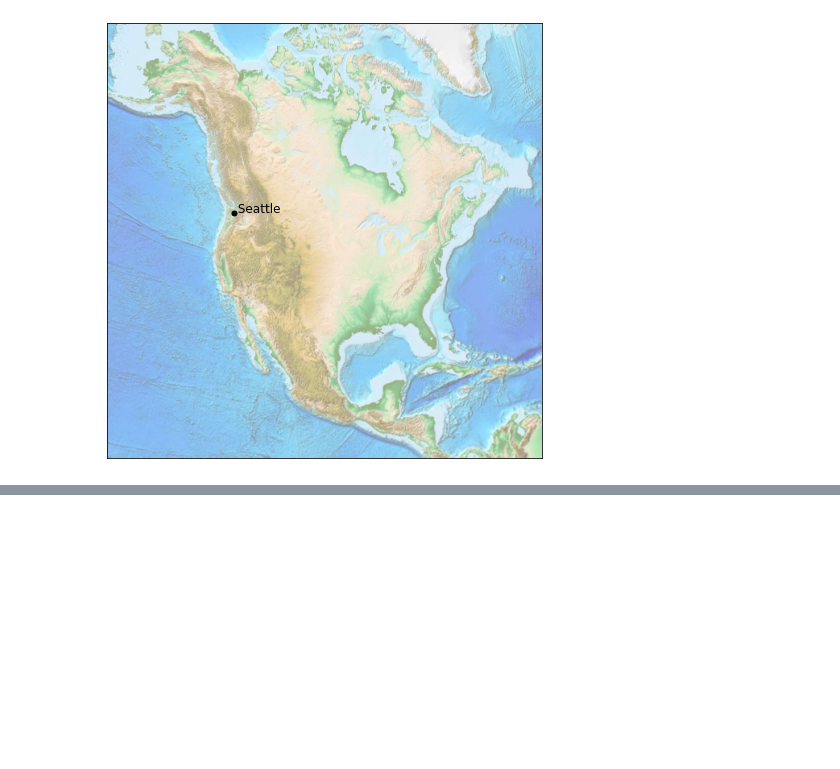
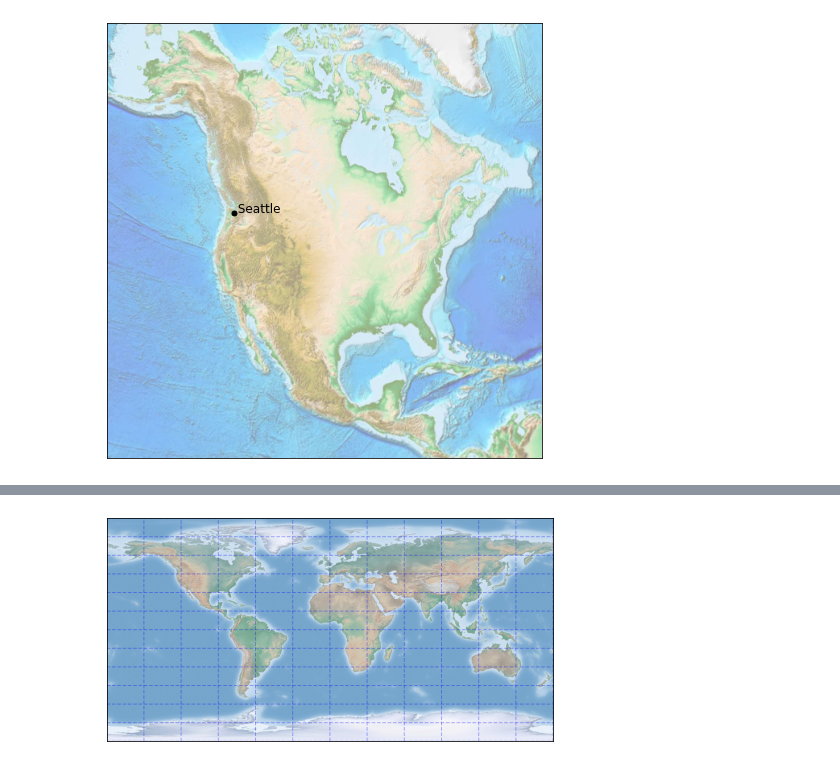
Before and after one commit to xiongzhenggang/xiongzhenggang.github.io, a Jupyter notebook: data-science/30-地理可视化.ipynb, the cells around one changed output, grey strips where cells are left out. Drawn from its saved outputs; the diff is of its cells as text; code cells hidden in the pictures; blank space fills up the shorter version.

```diff
--- a/data-science/30-地理可视化.ipynb
+++ b/data-science/30-地理可视化.ipynb
@@ -47,0 +57,19 @@ Clipping input data to the valid range for imshow with RGB data ([0..1] for floa
+# %%
+from itertools import chain
+## 对切割线处理
+def draw_map(m, scale=0.2):
+    # 阴影浮雕图像
+    m.shadedrelief(scale=scale)
+
+    # lats和longs作为字典返回
+    lats = m.drawparallels(np.linspace(-90, 90, 13))
+    lons = m.drawmeridians(np.linspace(-180, 180, 13))
+
+    # 键包含plt.Line2D实例 是一个包含元组的二维元组，tup[1][0]才是我们需要的
+    lat_lines = chain(*(tup[1][0] for tup in lats.items()))
+    lon_lines = chain(*(tup[1][0] for tup in lons.items()))
+    all_lines = chain(lat_lines, lon_lines)
+
+    #  在这些行中循环并设置所需的样式
+    for line in all_lines:
+        line.set(linestyle='--', alpha=0.3, color='b')
@@ -47,0 +79,8 @@ Clipping input data to the valid range for imshow with RGB data ([0..1] for floa
+# %%
+fig = plt.figure(figsize=(8, 6), edgecolor='w')
+m = Basemap(projection='cyl', resolution=None,
+            llcrnrlat=-90, urcrnrlat=90,
+            llcrnrlon=-180, urcrnrlon=180, )
+draw_map(m)
+# %% [output]
+[figure, added]
```
Also changed, not shown: parts of 7 cells of this notebook, 2 other files.
